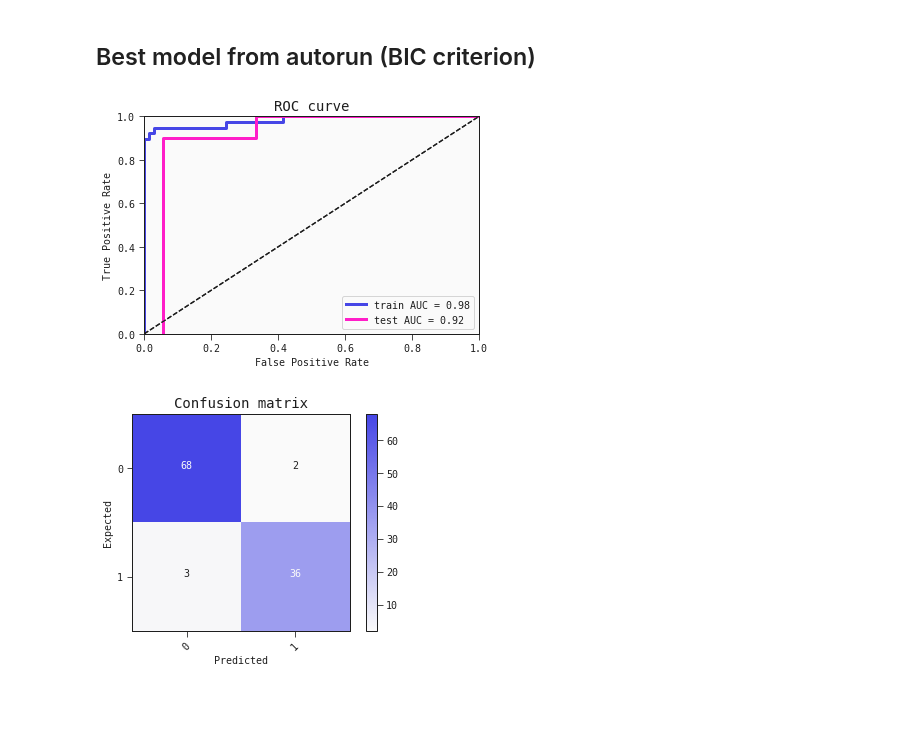
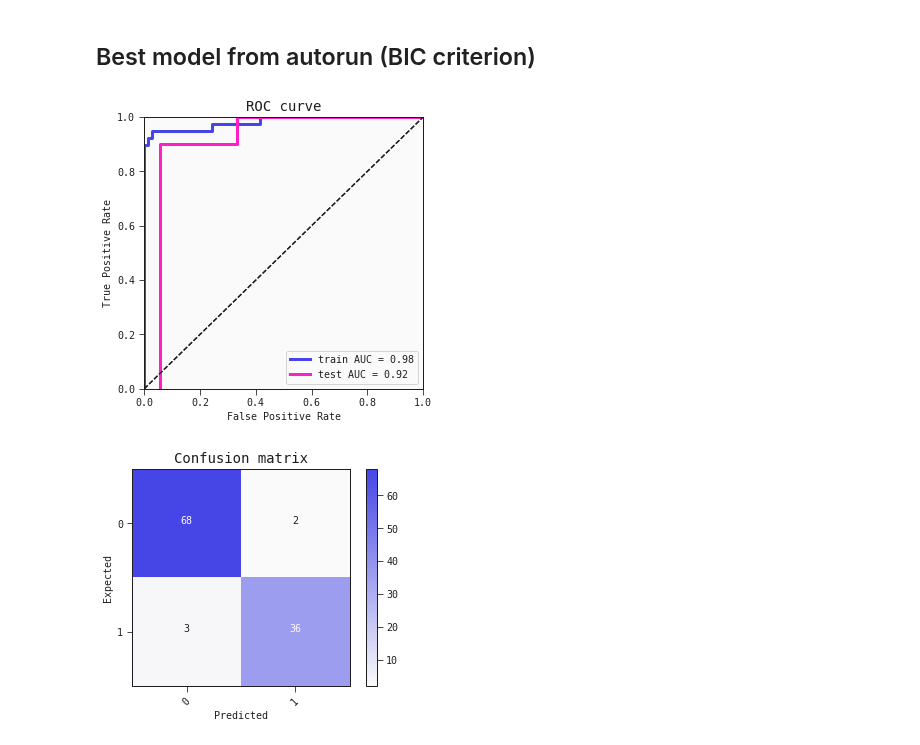
Before and after one commit to abzu-ai/QLattice-clinical-omics, a Jupyter notebook: notebooks/AD_case.ipynb, the cells around one changed output. Saved outputs shown, nothing was run; the diff lists cells and outputs as text; code cells hidden in the pictures; blank space fills up the shorter version.

Commit message:
minor changes in plots

```diff
--- a/notebooks/AD_case.ipynb
+++ b/notebooks/AD_case.ipynb
@@ -104,11 +104,11 @@ print(df_summary.to_latex())
 # %%
 best_model = models_single[0]
 # %%
-best_model.plot_roc_curve(train_val, label='train')
-best_model.plot_roc_curve(test, label='test', ax=plt.gca())
+best_model.plot_roc_curve(train_val, label='train', figsize=(5,5))
+best_model.plot_roc_curve(test, label='test', ax=plt.gca(), figsize=(5,5))
 plt.savefig(pathname+projectname+'roc_auc'+'.pdf', dpi=300, bbox_inches='tight')
 # %% [output]
-[figure, old version]
+[figure, new version]
 # %%
 best_model.plot_confusion_matrix(train_val, filename=pathname+projectname+'confusion_train'+'.pdf')
 best_model.plot_confusion_matrix(test, filename=pathname+projectname+'confusion_ttest'+'.pdf')
```
Also changed, not shown: parts of 2 cells of this notebook, 3 other files.
